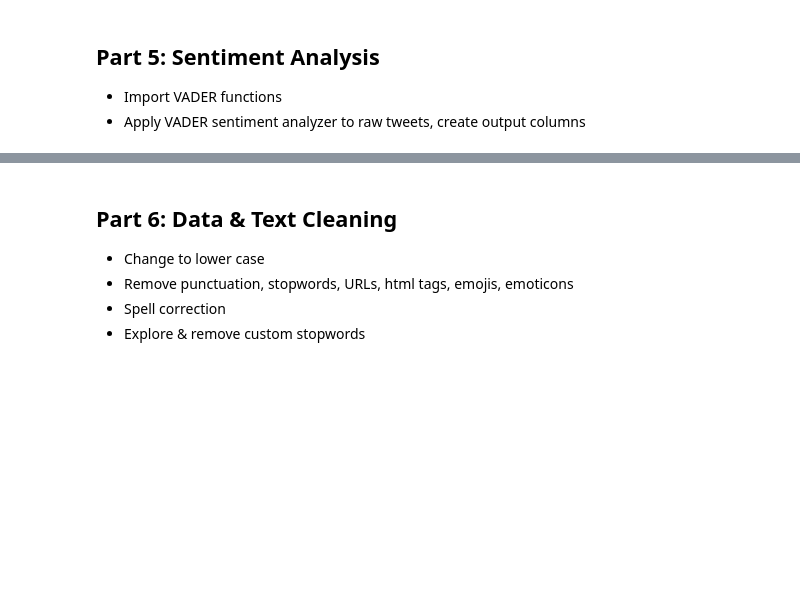
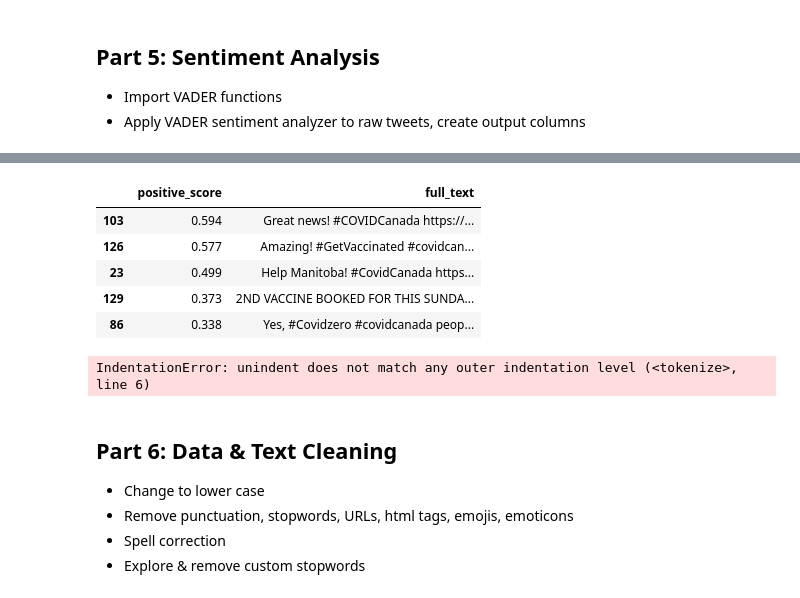
Before and after one commit to shannonhlo/twitter-streamlit-app, a Jupyter notebook: test.ipynb, the cells around one changed output, grey strips where cells are left out. Drawn from its saved outputs; the diff is of its cells as text; code cells hidden in the pictures; blank space fills up the shorter version.

```diff
--- a/test.ipynb
+++ b/test.ipynb
@@ -367,3 +404,37 @@ def print_top_n_reviews(df,data_column,number_of_rows):
+# %%
+num_rows = 5
+data_column = 'positive_score'
+text = 'full_text'
+df = text_sentiment
+top = df.nlargest(num_rows, data_column)
+top_tweets = top[[data_column,text]]
+top_tweets
+# %% [output]
+|  | positive_score | full_text |
+| 103 | 0.594 | Great news! #COVIDCanada https://... |
+| 126 | 0.577 | Amazing! #GetVaccinated #covidcan... |
+| 23 | 0.499 | Help Manitoba! #CovidCanada https... |
+| 129 | 0.373 | 2ND VACCINE BOOKED FOR THIS SUNDA... |
+| 86 | 0.338 | Yes, #Covidzero #covidcanada peop... |
+# %%
+sent_type = 'Positive'
+
+if sent_type == 'Positive':
+    sent_nm= 'positive_score'
+
+# Scenario 2: Bigrams
+if sent_type== 'Neutral':
+    sent_nm == 'neutral_score'
+
+# Scenario 3: Trigrams
+if sent_type == 'Negative':
+    sent_nm == 'negative_score'
+
+text = 'full_text'
+top = df.nlargest(num_rows, sent_tp)
+top_tweets = top[[sent_nm,text]]
+# %% [output]
+IndentationError: unindent does not match any outer indentation level (<tokenize>, line 6)
 # %% [markdown]
 ## Part 6: Data & Text Cleaning
 * Change to lower case
```
Also changed, not shown: parts of 13 cells of this notebook, 2 other files.
